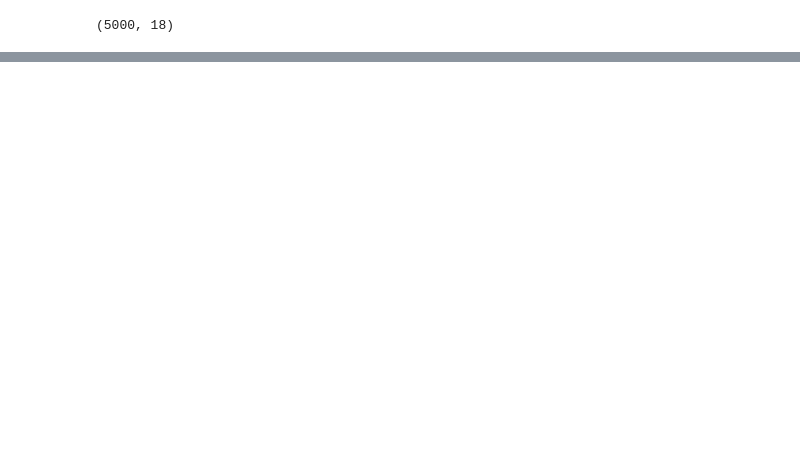
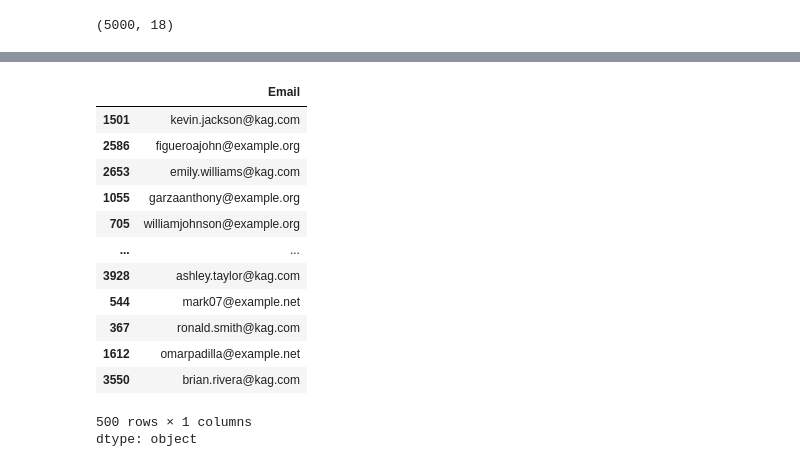
Before and after one commit to albertofalco/ENAP, a Jupyter notebook: 2025_01/preparation_tasks/main.ipynb, the cells around one changed output, grey strips where cells are left out. Cells and saved outputs as stored; diff of their text form; code cells hidden in the pictures; blank space fills up the shorter version.

```diff
--- a/2025_01/preparation_tasks/main.ipynb
+++ b/2025_01/preparation_tasks/main.ipynb
@@ -122,0 +146,26 @@ BQuarterBegin
+# %%
+# Función para asignar valores fake.
+def fake_applier(x, scope=50):
+  if fake.boolean(chance_of_getting_true=scope):
+    return fake.email()
+  else:
+    return x
+
+# Aplicación de la función a todas las celdas.
+Faker.seed(42)
+df_sample["Email"].apply(func=fake_applier)
+# %% [output]
+|  | Email |
+| 1501 | kevin.jackson@kag.com |
+| 2586 | figueroajohn@example.org |
+| 2653 | emily.williams@kag.com |
+| 1055 | garzaanthony@example.org |
+| 705 | williamjohnson@example.org |
+| ... | ... |
+| 3928 | ashley.taylor@kag.com |
+| 544 | mark07@example.net |
+| 367 | ronald.smith@kag.com |
+| 1612 | omarpadilla@example.net |
+| 3550 | brian.rivera@kag.com |
+500 rows × 1 columns
+dtype: object
```
Also changed, not shown: parts of 19 cells of this notebook.
